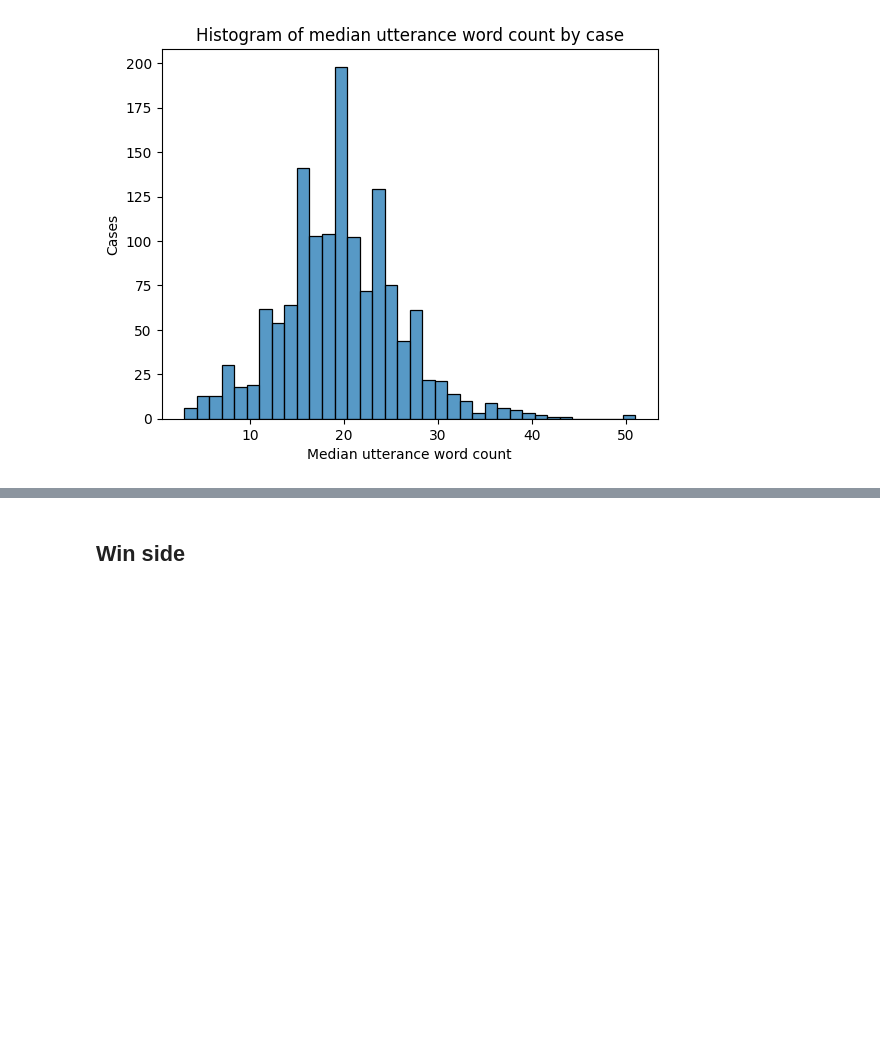
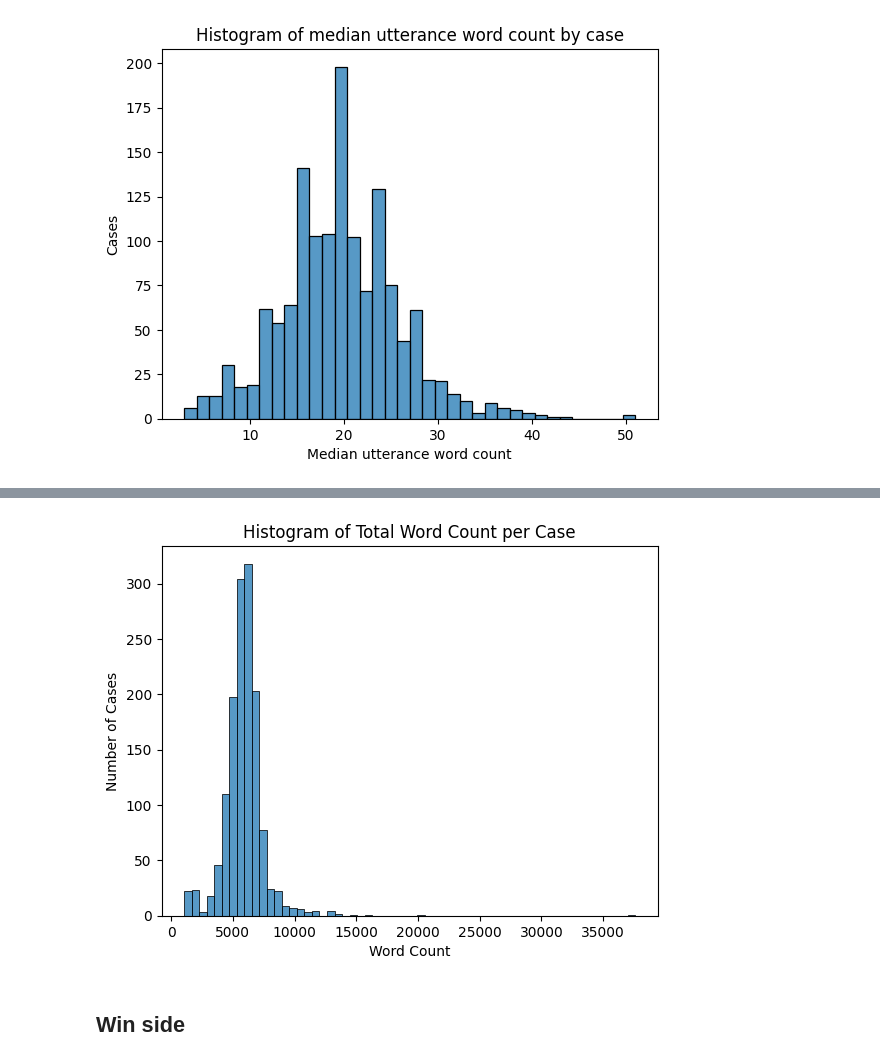
Before and after one commit to wagnerlmichael/supreme_court_nlp, a Jupyter notebook: eda/summary_stats.ipynb, the cells around one changed output, grey strips where cells are left out. Drawn from its saved outputs; the diff is of its cells as text; code cells hidden in the pictures; blank space fills up the shorter version.

Commit message:
grouped text data

```diff
--- a/eda/summary_stats.ipynb
+++ b/eda/summary_stats.ipynb
@@ -157,0 +176,8 @@ plt.savefig(os.path.join(eda_figures_path, 'hist_median_num_utterances_per_case.
+# %%
+df = df_base
+# %%
+# Concatenate utterances for each case_id
+df_case_words = df.groupby('case_id')['text'].apply(' '.join).reset_index()
+
+# Count the number of words per case
+df_case_words['word_count'] = df_case_words['text'].apply(lambda x: len(x.split()))
@@ -158,3 +200,13 @@ plt.savefig(os.path.join(eda_figures_path, 'hist_median_num_utterances_per_case.
+# %%
+sns.histplot(data=df_case_words, x='word_count', bins=60, color=default_blue)
+plt.title('Histogram of Total Word Count per Case')
+plt.xlabel('Word Count')
+plt.ylabel('Number of Cases');
+
+plt.savefig(os.path.join(eda_figures_path, 'num_words_per_case.png'),
+            bbox_inches='tight')
+# %% [output]
+[figure, added]
 # %% [markdown]
 ## Win side
 # %%
```
Also changed, not shown: parts of 5 cells of this notebook, 3 other files.
